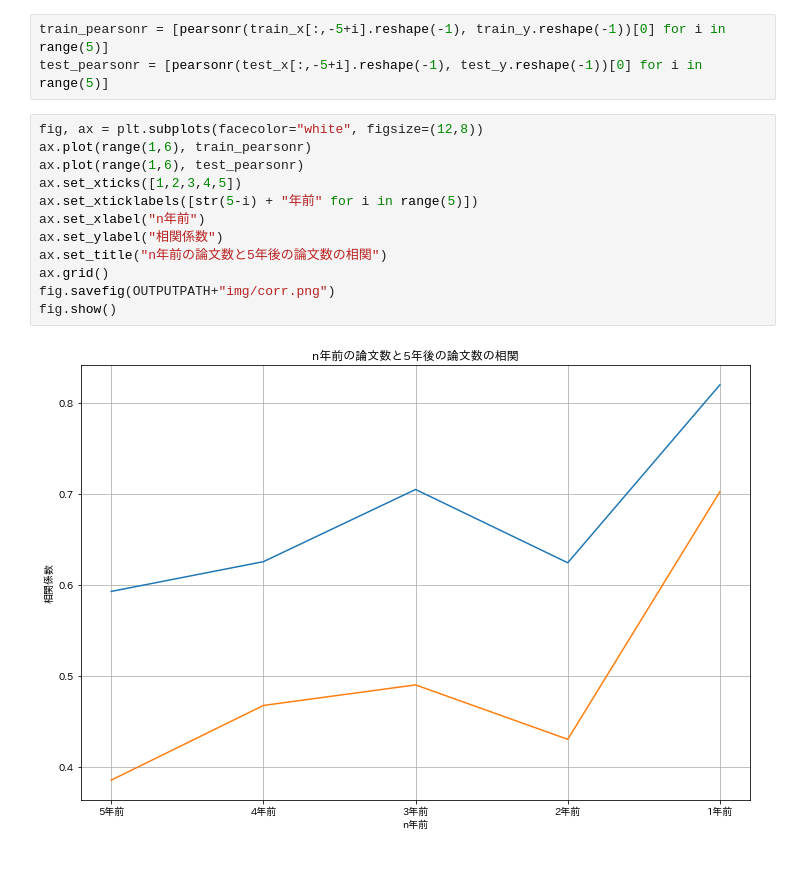
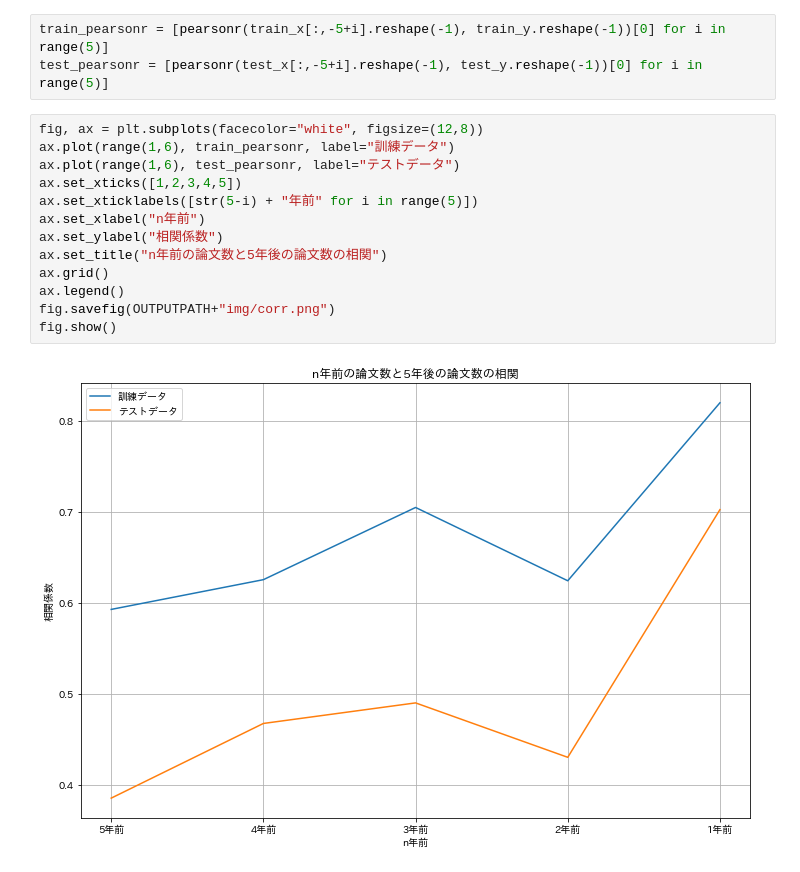
Before and after one commit to Babmuclr/trend_predict, a Jupyter notebook: src/notebooks/aminer/analyse.ipynb, the cells around one changed output. Cells and saved outputs as stored; diff of their text form.

```diff
--- a/src/notebooks/aminer/analyse.ipynb
+++ b/src/notebooks/aminer/analyse.ipynb
@@ -58,15 +58,16 @@ train_pearsonr = [pearsonr(train_x[:,-5+i].reshape(-1), train_y.reshape(-1))[0]
 test_pearsonr = [pearsonr(test_x[:,-5+i].reshape(-1), test_y.reshape(-1))[0] for i in range(5)]
 # %%
 fig, ax = plt.subplots(facecolor="white", figsize=(12,8))
-ax.plot(range(1,6), train_pearsonr)
-ax.plot(range(1,6), test_pearsonr)
+ax.plot(range(1,6), train_pearsonr, label="訓練データ")
+ax.plot(range(1,6), test_pearsonr, label="テストデータ")
 ax.set_xticks([1,2,3,4,5])
 ax.set_xticklabels([str(5-i) + "年前" for i in range(5)])
 ax.set_xlabel("n年前")
 ax.set_ylabel("相関係数")
 ax.set_title("n年前の論文数と5年後の論文数の相関")
 ax.grid()
+ax.legend()
 fig.savefig(OUTPUTPATH+"img/corr.png")
 fig.show()
 # %% [output]
-[figure, old version]
+[figure, new version]
```
Also changed, not shown: parts of 3 cells of this notebook, 8 other files.
